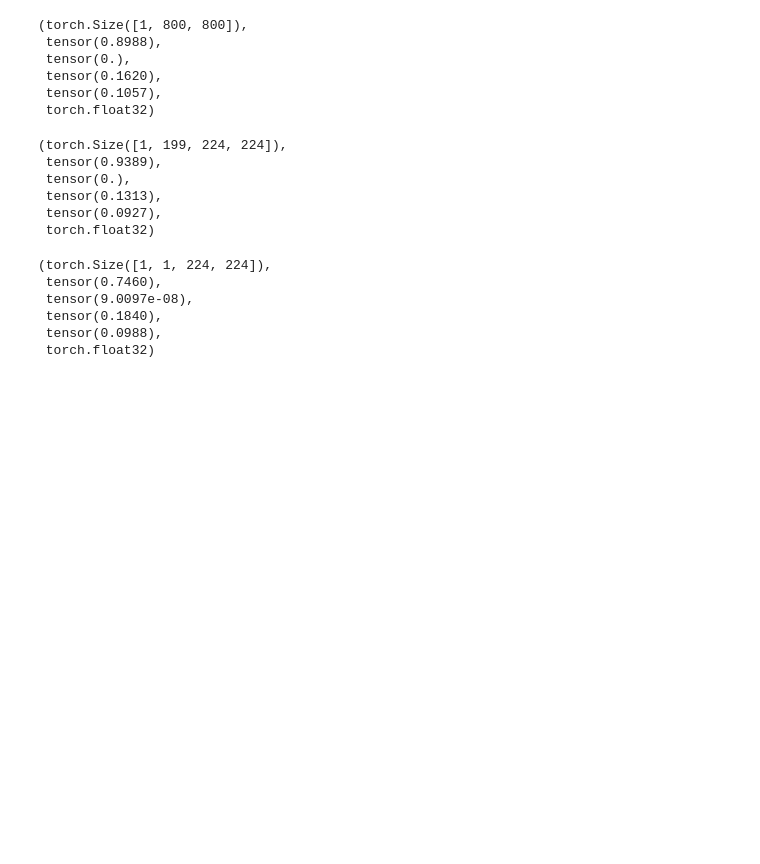
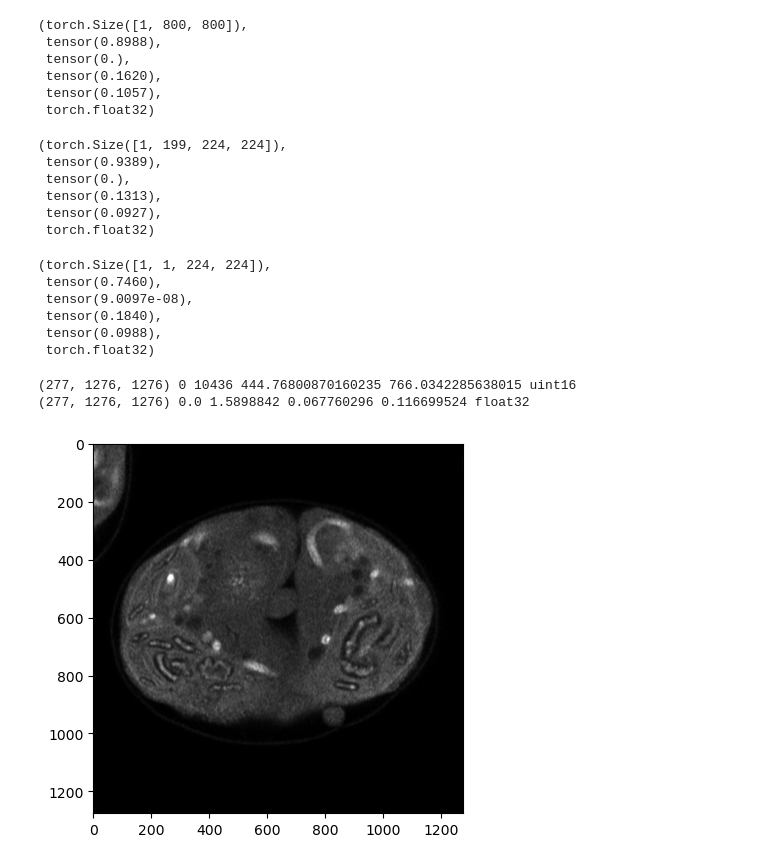
Before and after one commit to JonasHell/MAESTER, a Jupyter notebook: preprocess_my_data.ipynb, the cells around one changed output. Drawn from its saved outputs; the diff is of its cells as text; code cells hidden in the pictures; blank space fills up the shorter version.

```diff
--- a/preprocess_my_data.ipynb
+++ b/preprocess_my_data.ipynb
@@ -207,3 +207,21 @@ t.shape, t.max(), t.min(), t.mean(), t.std(), t.dtype
  tensor(0.1840),
  tensor(0.0988),
  torch.float32)
+# %%
+# different volume
+from h5py import File
+
+p = "/mnt/embl/scratch/hellgoth/data/chlamy_initial_dataset/240223_cw15-wtnew-wtold_anaphase_nhs-tub-cetn-dna_cf_00_chunksize-1-1276-1276.hdf5"
+data = File(p, "r")["0"][0, 0]
+print(data.shape, data.min(), data.max(), data.mean(), data.std(), data.dtype)
+data = data.astype("float32")
+data = data / 6564.0
+print(data.shape, data.min(), data.max(), data.mean(), data.std(), data.dtype)
+# %% [output]
+(277, 1276, 1276) 0 10436 444.76800870160235 766.0342285638015 uint16
+(277, 1276, 1276) 0.0 1.5898842 0.067760296 0.116699524 float32
+# %%
+plt.imshow(data[data.shape[0]//2], cmap="gray", vmin=0, vmax=1)
+plt.show()
+# %% [output]
+[figure, added]
```
Also changed, not shown: parts of 6 cells of this notebook, 1 other file.
